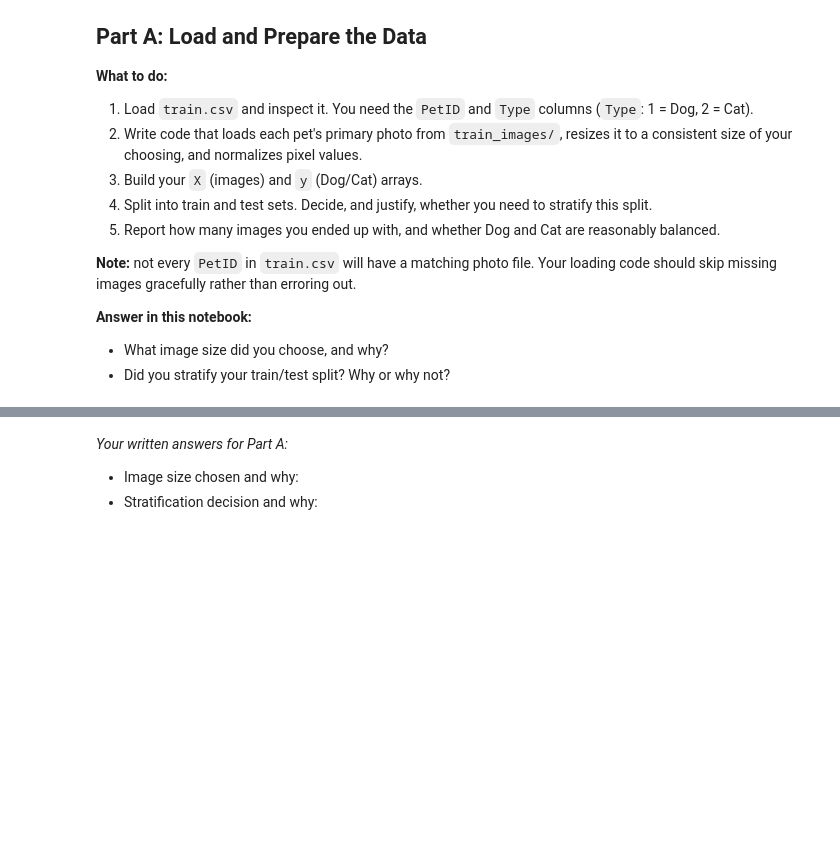
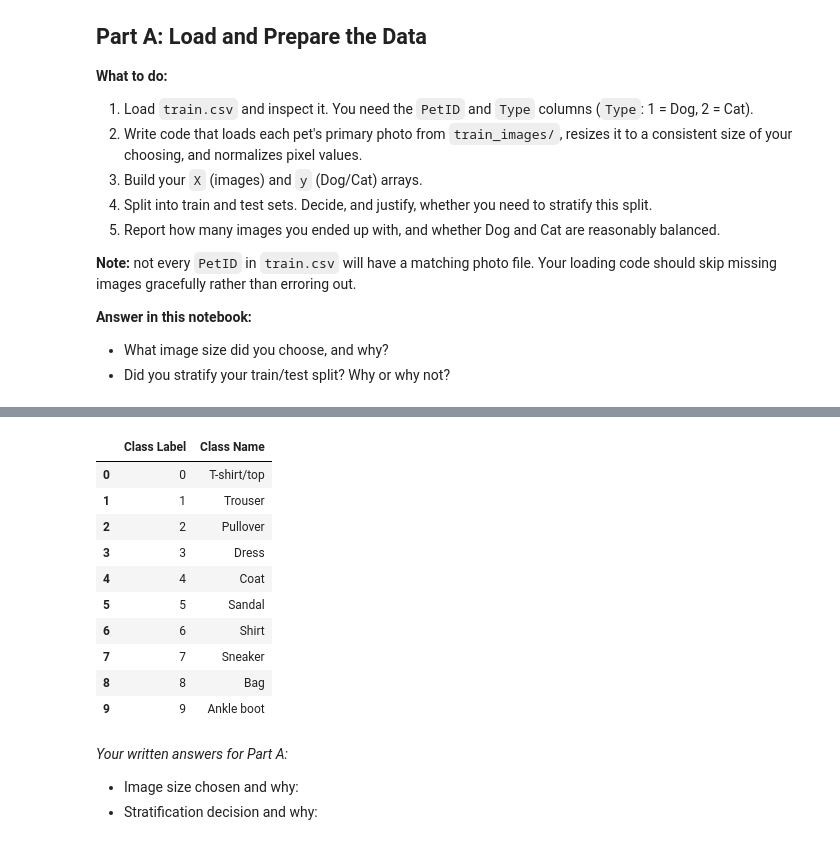
Before and after one commit to LoganBanister/IT480-FA26, a Jupyter notebook: Lab2/Lab2_CNN_PetFinder_Starter.ipynb, the cells around one changed output, grey strips where cells are left out. Saved outputs shown, nothing was run; the diff lists cells and outputs as text; code cells hidden in the pictures; blank space fills up the shorter version.

```diff
--- a/Lab2/Lab2_CNN_PetFinder_Starter.ipynb
+++ b/Lab2/Lab2_CNN_PetFinder_Starter.ipynb
@@ -70,5 +82,30 @@ y_test = to_categorical(y_test, 10)
 # %%
-# Write your image-loading function here
+# Define Fashion MNIST class names
+class_names = [
+    'T-shirt/top', 'Trouser', 'Pullover', 'Dress', 'Coat',
+    'Sandal', 'Shirt', 'Sneaker', 'Bag', 'Ankle boot'
+]
+
+# Create a DataFrame to display the class mapping
+class_df = pd.DataFrame({
+    'Class Label': range(len(class_names)),
+    'Class Name': class_names
+})
+
+# Display the DataFrame
+display(class_df)
+# %% [output]
+|  | Class Label | Class Name |
+| 0 | 0 | T-shirt/top |
+| 1 | 1 | Trouser |
+| 2 | 2 | Pullover |
+| 3 | 3 | Dress |
+| 4 | 4 | Coat |
+| 5 | 5 | Sandal |
+| 6 | 6 | Shirt |
+| 7 | 7 | Sneaker |
+| 8 | 8 | Bag |
+| 9 | 9 | Ankle boot |
 # %%
 # Build X and y, then split into train/test here
 # %% [markdown]
```
Also changed, not shown: parts of 13 cells of this notebook.
